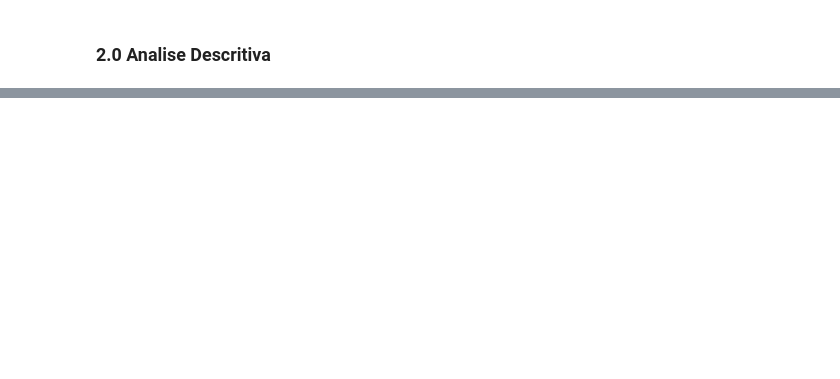
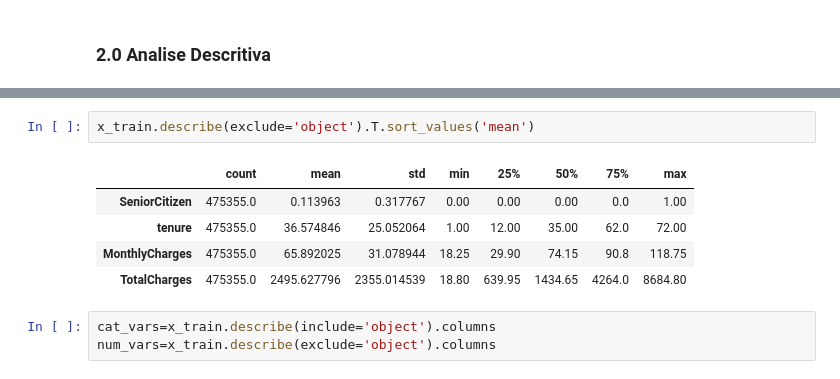
Before and after one commit to Felintox/Predict-Customer-Churn---Kaggle-Playground-Prediction-Competition-, a Jupyter notebook: churn-predict.ipynb, the cells around one changed output, grey strips where cells are left out. Drawn from its saved outputs; the diff is of its cells as text; blank space fills up the shorter version.

```diff
--- a/churn-predict.ipynb
+++ b/churn-predict.ipynb
@@ -44,0 +94,11 @@ memory usage: 95.2+ MB
+# %%
+x_train.describe(exclude='object').T.sort_values('mean')
+# %% [output]
+|  | count | mean | std | min | 25% | 50% | 75% | max |
+| SeniorCitizen | 475355.0 | 0.113963 | 0.317767 | 0.00 | 0.00 | 0.00 | 0.0 | 1.00 |
+| tenure | 475355.0 | 36.574846 | 25.052064 | 1.00 | 12.00 | 35.00 | 62.0 | 72.00 |
+| MonthlyCharges | 475355.0 | 65.892025 | 31.078944 | 18.25 | 29.90 | 74.15 | 90.8 | 118.75 |
+| TotalCharges | 475355.0 | 2495.627796 | 2355.014539 | 18.80 | 639.95 | 1434.65 | 4264.0 | 8684.80 |
+# %%
+cat_vars=x_train.describe(include='object').columns
+num_vars=x_train.describe(exclude='object').columns
```
Also changed, not shown: parts of 11 cells of this notebook.
